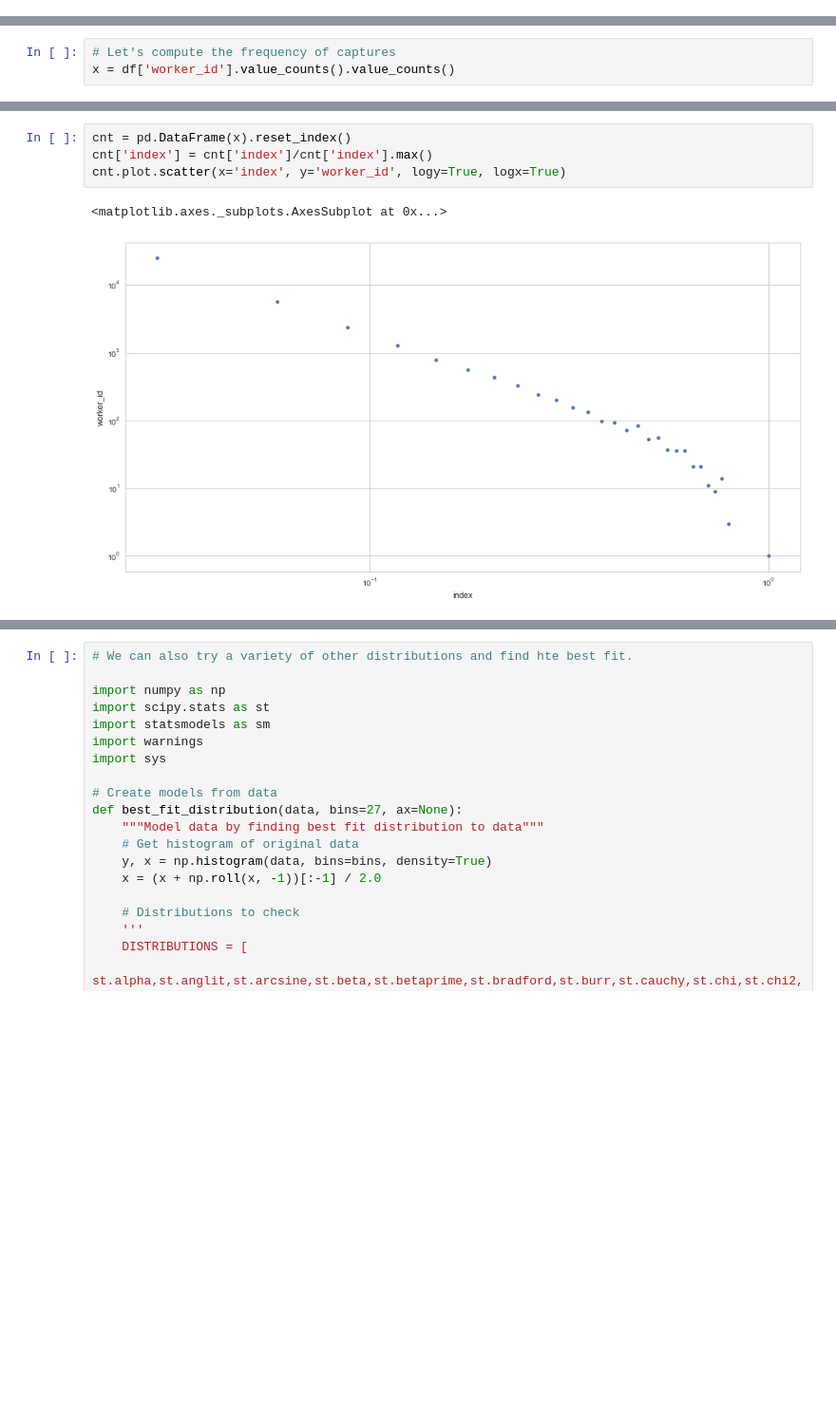
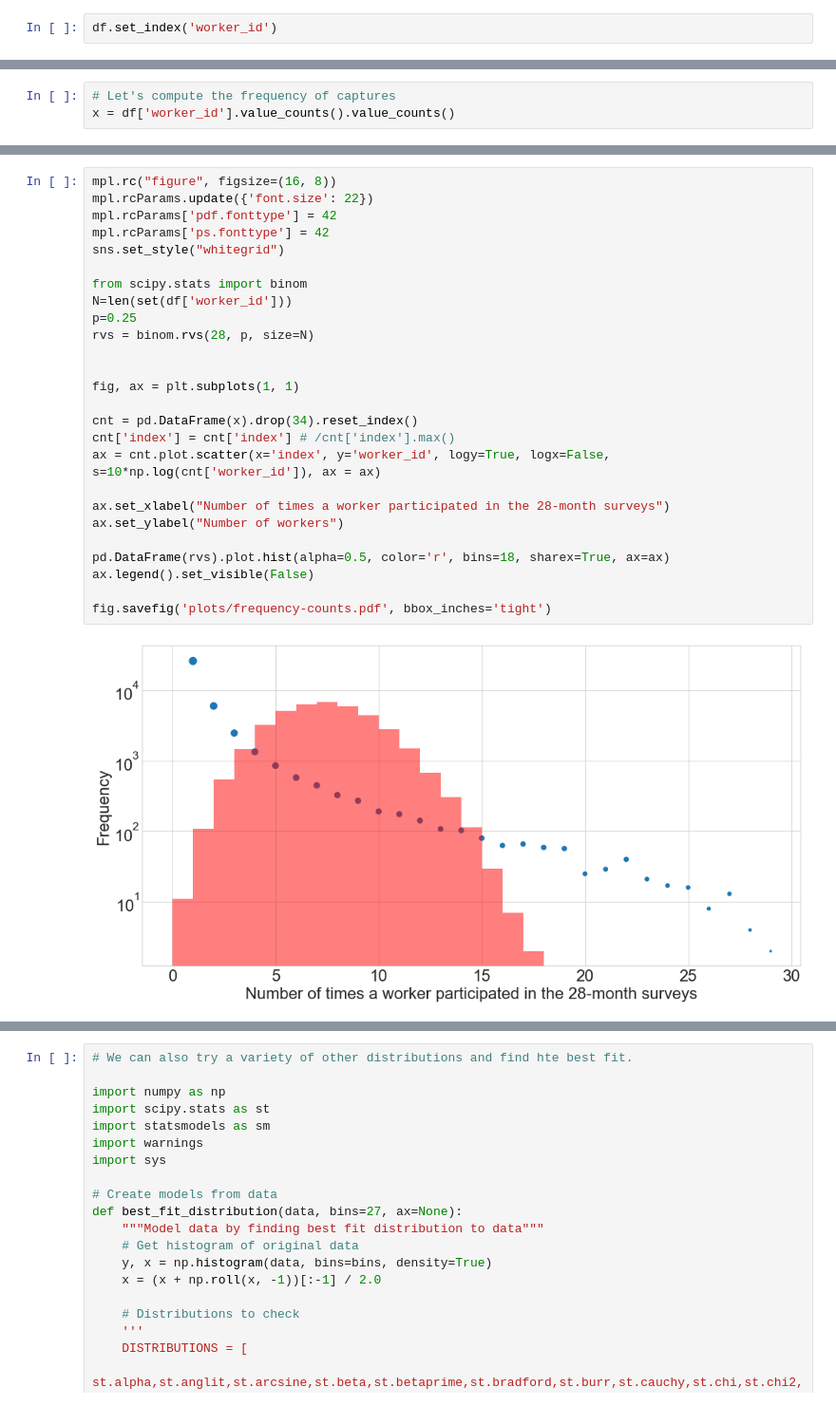
Before and after one commit to ipeirotis/mturk_demographics, a Jupyter notebook: 5_Estimating_Propensity.ipynb, the cells around one changed output, grey strips where cells are left out. Shown at 95% size. Cells and saved outputs as stored; diff of their text form; blank space fills up the shorter version.

Commit message:
Added likelihood function and extended data

```diff
--- a/5_Estimating_Propensity.ipynb
+++ b/5_Estimating_Propensity.ipynb
@@ -117,0 +127,2 @@ Name: worker_id, Length: 37830, dtype: int64
+# %%
+df.set_index('worker_id')
@@ -127,7 +158,28 @@ df['worker_id'].value_counts().value_counts().sort_index().reset_index().plot.sc
-# %%
-cnt = pd.DataFrame(x).reset_index()
-cnt['index'] = cnt['index']/cnt['index'].max()
-cnt.plot.scatter(x='index', y='worker_id', logy=True, logx=True)
-# %% [output]
-<matplotlib.axes._subplots.AxesSubplot at 0x...>
-[figure, removed]
+# %%
+mpl.rc("figure", figsize=(16, 8))
+mpl.rcParams.update({'font.size': 22})
+mpl.rcParams['pdf.fonttype'] = 42
+mpl.rcParams['ps.fonttype'] = 42
+sns.set_style("whitegrid")
+
+from scipy.stats import binom
+N=len(set(df['worker_id']))
+p=0.25
+rvs = binom.rvs(28, p, size=N)
+
+
+fig, ax = plt.subplots(1, 1)
+
+cnt = pd.DataFrame(x).drop(34).reset_index()
+cnt['index'] = cnt['index'] # /cnt['index'].max()
+ax = cnt.plot.scatter(x='index', y='worker_id', logy=True, logx=False, s=10*np.log(cnt['worker_id']), ax = ax)
+
+ax.set_xlabel("Number of times a worker participated in the 28-month surveys")
+ax.set_ylabel("Number of workers")
+
+pd.DataFrame(rvs).plot.hist(alpha=0.5, color='r', bins=18, sharex=True, ax=ax)
+ax.legend().set_visible(False)
+
+fig.savefig('plots/frequency-counts.pdf', bbox_inches='tight')
+# %% [output]
+[figure, added]
```
Also changed, not shown: parts of 33 cells of this notebook, 39 other files.
